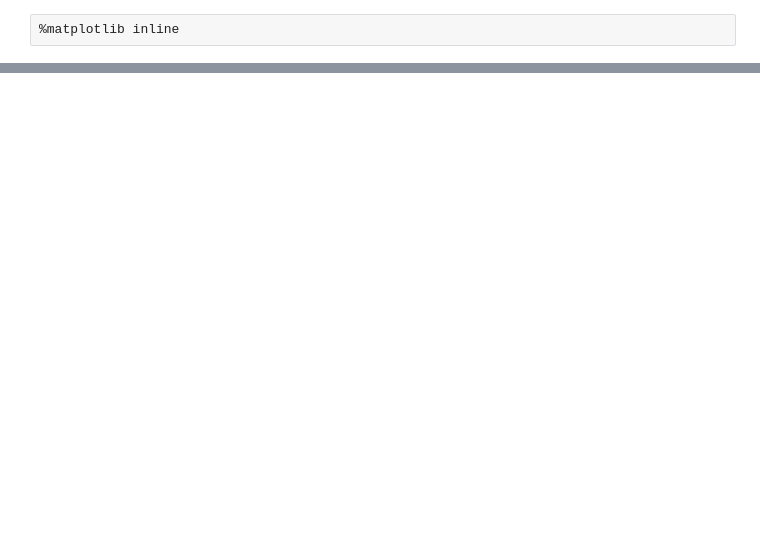
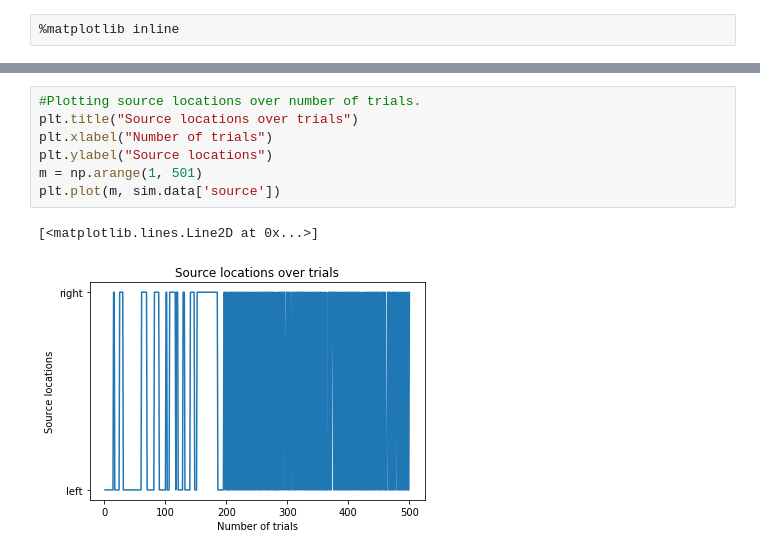
Before and after one commit to TheGoldLab/Analysis_Audio2AFC_ChangePoint, a Jupyter notebook: simulations_test.ipynb, the cells around one changed output, grey strips where cells are left out. Saved outputs shown, nothing was run; the diff lists cells and outputs as text; blank space fills up the shorter version.

```diff
--- a/simulations_test.ipynb
+++ b/simulations_test.ipynb
@@ -36,0 +69,10 @@ plt.plot(arr1, arr2, linewidth = 5)
+# %%
+#Plotting source locations over number of trials.
+plt.title("Source locations over trials")
+plt.xlabel("Number of trials")
+plt.ylabel("Source locations")
+m = np.arange(1, 501)
+plt.plot(m, sim.data['source'])
+# %% [output]
+[<matplotlib.lines.Line2D at 0x...>]
+[figure, added]
```
Also changed, not shown: parts of 13 cells of this notebook.
